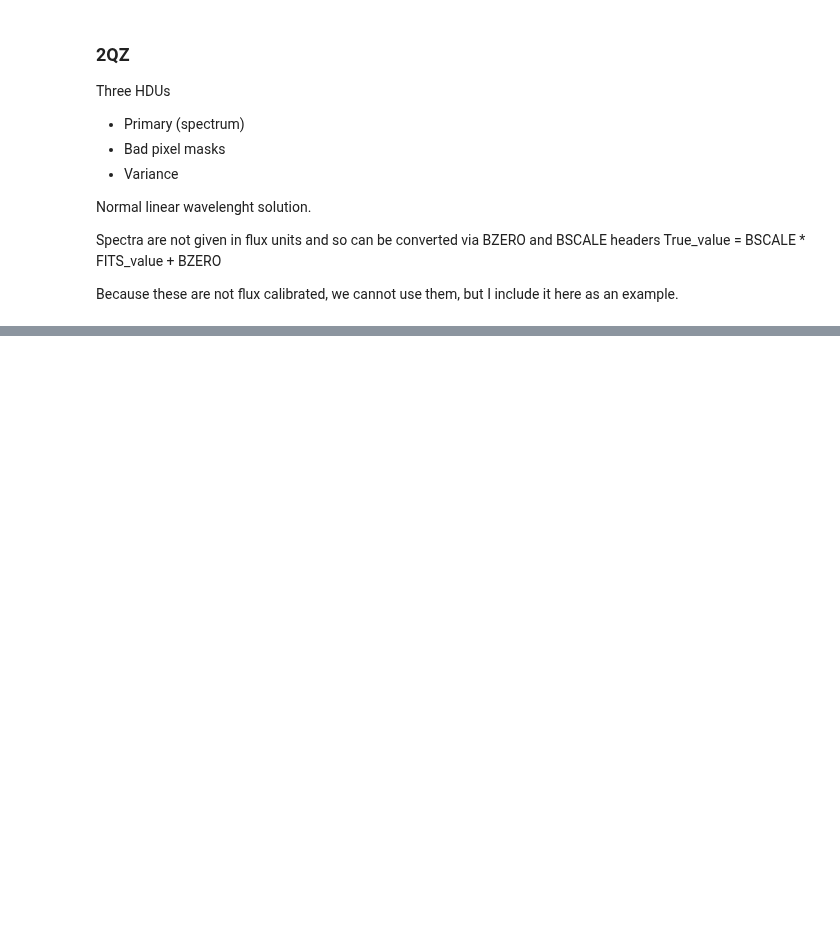
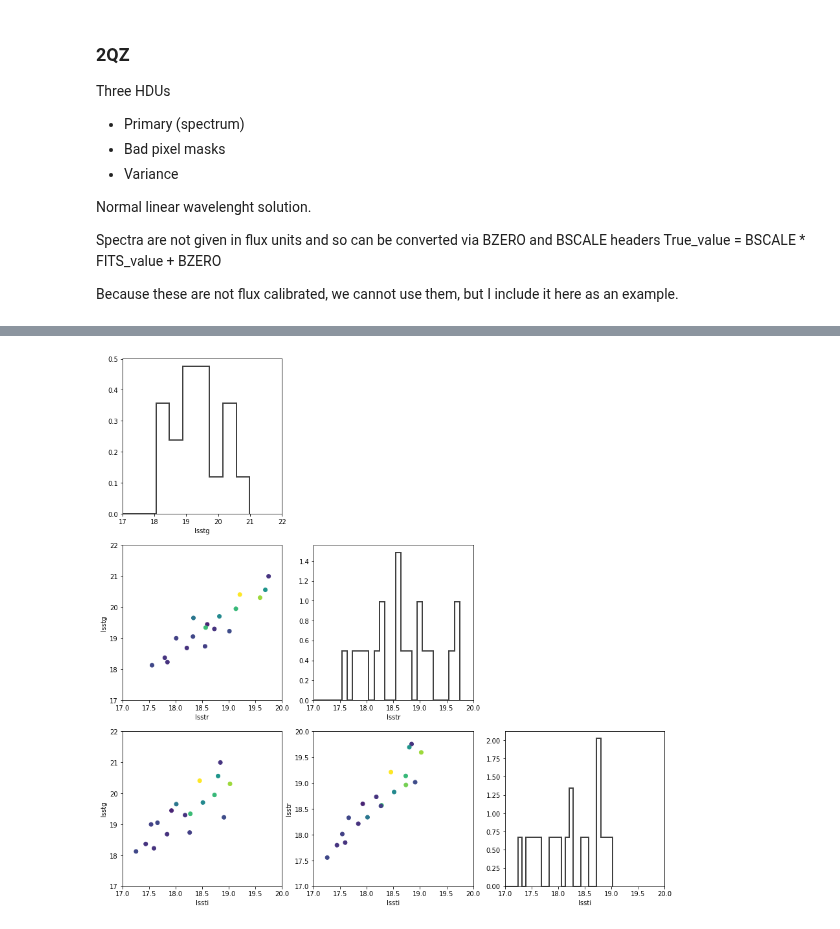
Before and after one commit to aimalz/recidivator, a Jupyter notebook: GAMA/spectra_exploration.ipynb, the cells around one changed output, grey strips where cells are left out. Saved outputs shown, nothing was run; the diff lists cells and outputs as text; code cells hidden in the pictures; blank space fills up the shorter version.

```diff
--- a/GAMA/spectra_exploration.ipynb
+++ b/GAMA/spectra_exploration.ipynb
@@ -625,3 +965,29 @@ plt.xlabel('redshift')
+# %%
+def mycorner(datum, keys, color_by, lims=None):#, filename='plot.pdf'):
+    ncol = len(keys)
+    fig = plt.figure(figsize=(ncol*5, ncol*5))
+    ax = [[fig.add_subplot(ncol, ncol, ncol * i + j + 1) for j in range(i+1)] for i in range(ncol)]
+    for i in range(ncol):
+        for j in range(i+1):
+            if i == j:
+                ax[i][j].hist(datum[keys[i]], bins=50, histtype='step', linewidth=2, density=True, alpha=0.75, color='k')
+                ax[i][j].set_xlabel(keys[i])
+                ax[i][j].set_xlim(lims[keys[i]])
+            else:
+                ax[i][j].scatter(datum[keys[i]], datum[keys[j]], c=datum[color_by])
+                ax[i][j].set_xlabel(keys[i])
+                ax[i][j].set_ylabel(keys[j])
+                if lims is not None:
+                    ax[i][j].set_xlim(lims[keys[i]])
+                    ax[i][j].set_ylim(lims[keys[j]])
+#     fig.savefig(filename, dpi=100)
+    return
+# %%
+lims = {'lsstg': (17., 22.), 'lsstr': (17., 20.), 'lssti': (17., 20.)}
+
+mycorner(df20, bandpasses, 'Z', lims=lims)
+# %% [output]
+[figure, added]
 # %%
 ## Color plot
 
```
Also changed, not shown: parts of 56 cells of this notebook.
